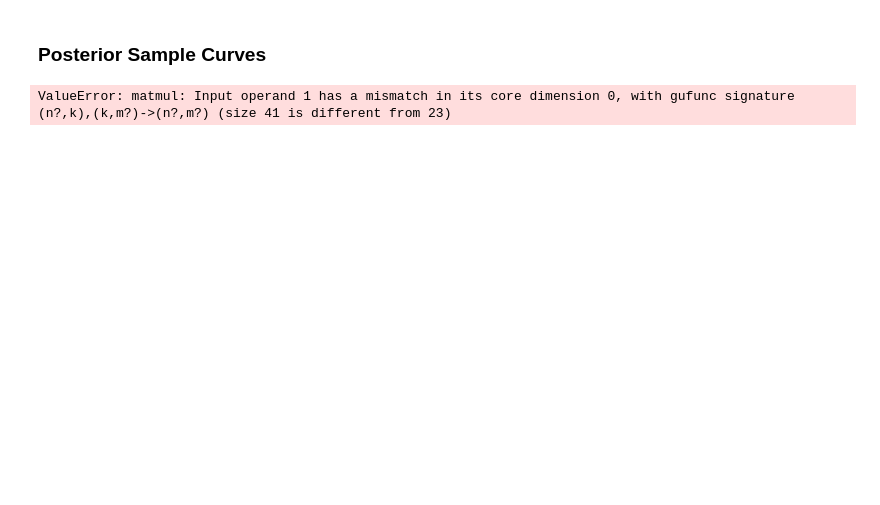
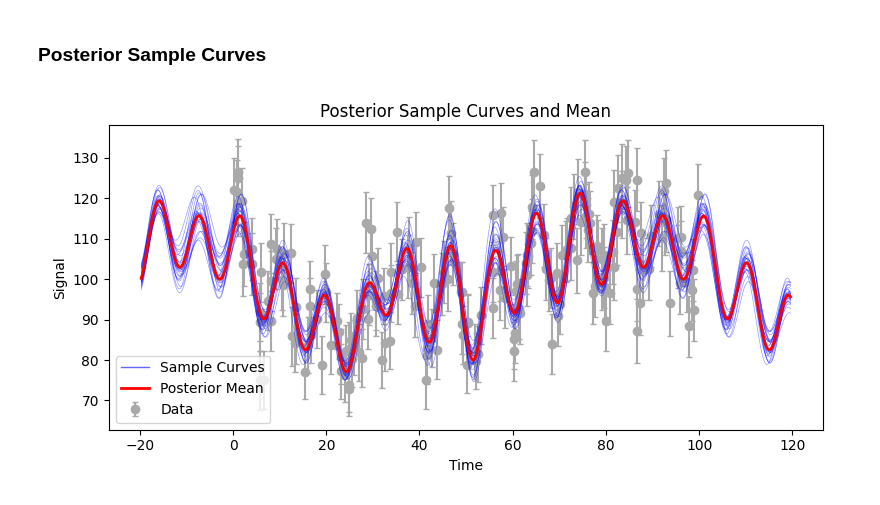
Before and after one commit to dchen10Git/astr-210-final-project, a Jupyter notebook: Project_Fourier_Draft4.ipynb, the cells around one changed output. Cells and saved outputs as stored; diff of their text form; code cells hidden in the pictures; blank space fills up the shorter version.

```diff
--- a/Project_Fourier_Draft4.ipynb
+++ b/Project_Fourier_Draft4.ipynb
@@ -498,24 +498,25 @@ Uncertainty at tpred edges: 2.266312138999184 2.4193112513261195
 # %%
 # Sample predictions for posterior model/variability of the model
 n_show = 25
+samples = np.random.multivariate_normal(mean=mu_post, cov=Sigma_post, size=nsamples)
 curves = Xpred @ samples[:n_show].T
 
 plt.figure(figsize=(8,4))
 for c in range(n_show):
     plt.plot(tpred, curves[:, c], color='blue', lw=0.5, alpha=0.4, zorder=3)
 
 sample_handle = plt.Line2D([], [], color='blue', lw=1, alpha=0.6, label='Sample Curves')
 plt.gca().add_line(sample_handle)
 
 plt.plot(tpred, fmean, 'r-', lw=2, label='Posterior Mean', zorder=4)
 plt.errorbar(t, signal, yerr=sigma, fmt='o', capsize=2,
              color='darkgrey', label='Data', zorder=1)
 
 plt.legend()
 plt.title('Posterior Sample Curves and Mean')
 plt.xlabel('Time')
 plt.ylabel('Signal')
 plt.tight_layout()
 plt.show()
 # %% [output]
-ValueError: matmul: Input operand 1 has a mismatch in its core dimension 0, with gufunc signature (n?,k),(k,m?)->(n?,m?) (size 41 is different from 23)
+[figure, added]
```
Also changed, not shown: parts of 2 cells of this notebook, 1 other file.
